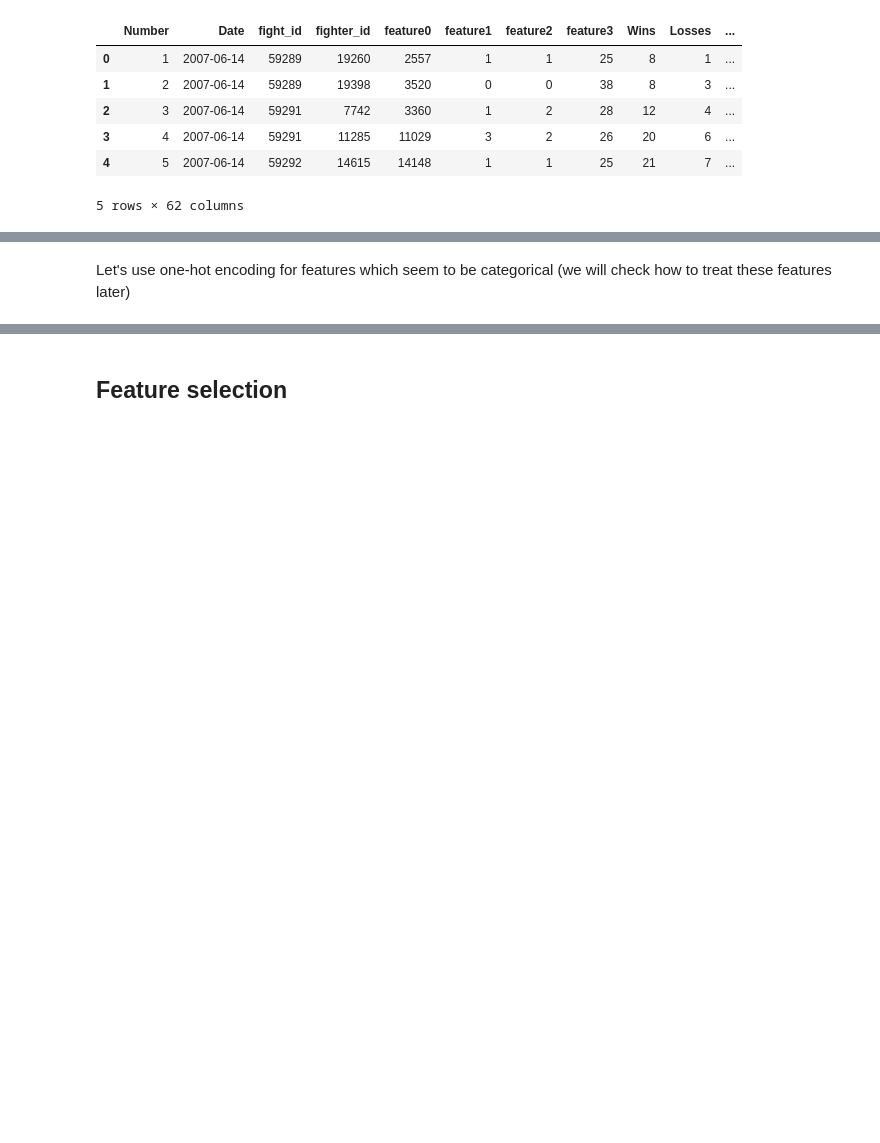
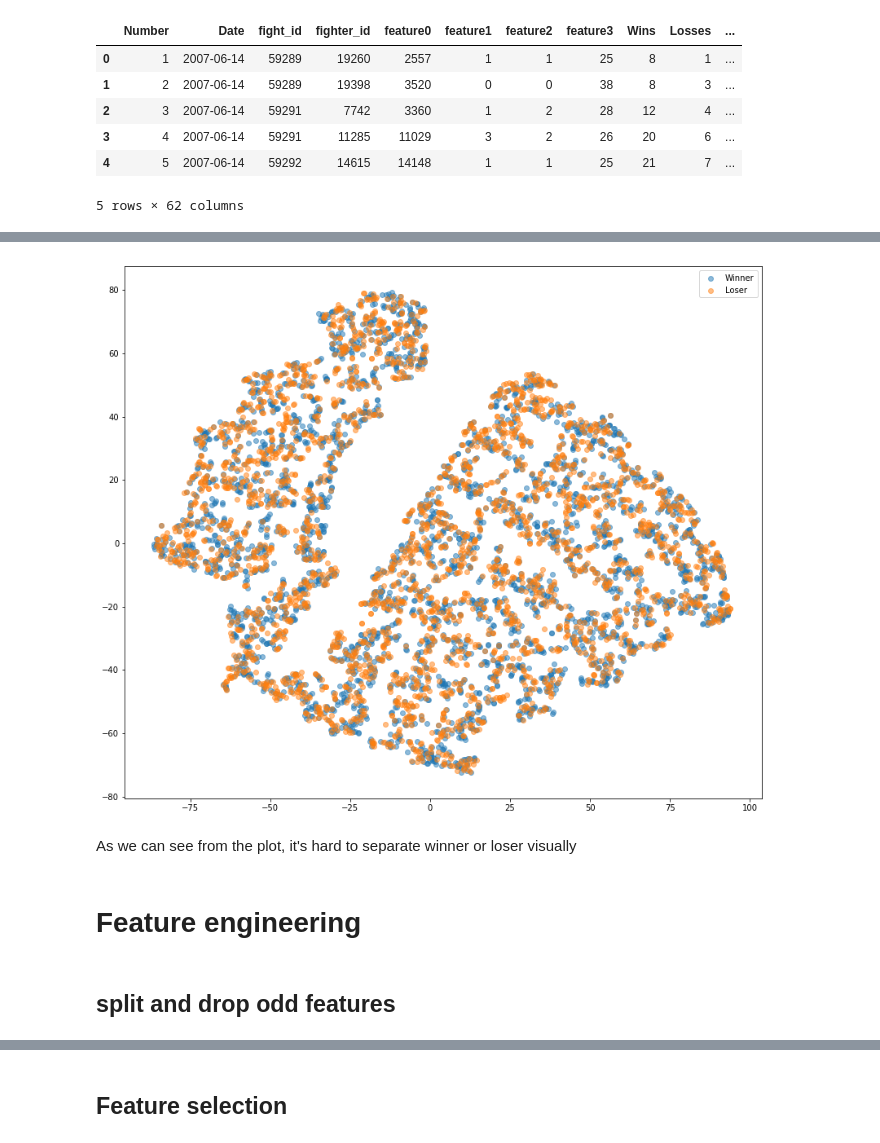
Before and after one commit to Aqice/Boxing-binary-classification-problem, a Jupyter notebook: Boxing.ipynb, the cells around one changed output, grey strips where cells are left out. Drawn from its saved outputs; the diff is of its cells as text; code cells hidden in the pictures; blank space fills up the shorter version.

```diff
--- a/Boxing.ipynb
+++ b/Boxing.ipynb
@@ -34,0 +70,5 @@ Let's split date on year and month
+# %%
+%%time
+from sklearn.manifold import TSNE
+
+data_embedded = TSNE(n_components=2).fit_transform(df.dropna().drop(['Stance', 'Date', 'Number'], axis=1))
@@ -35,3 +77,19 @@ Let's split date on year and month
+# %%
+plt.figure(figsize=(14, 12))
+plt.scatter(data_embedded[df.dropna()['Winner Result']==1, 0], data_embedded[df.dropna()['Winner Result']==1, 1],
+           label='Winner', alpha=0.5)
+plt.scatter(data_embedded[df.dropna()['Winner Result']==0, 0], data_embedded[df.dropna()['Winner Result']==0, 1],
+           label='Loser', alpha=0.5)
+plt.legend()
+plt.show()
+# %% [output]
+[figure, added]
+# %% [markdown]
+As we can see from the plot, it's hard to separate winner or loser visually
+# %% [markdown]
+# Feature engineering
+# %% [markdown]
+## split and drop odd features
 # %%
 df['Date'] = df['Date'].apply(pd.to_datetime)
 df['Month'], df['Year'], df['Day'], df['day_of_week'] = df['Date'].dt.month, df['Date'].dt.year, df['Date'].dt.day, df['Date'].dt.dayofweek
@@ -40,5 +98,3 @@ result = data['Winner Result']
 data.drop(['Number', 'Date', 'Winner Result', 'fight_id'], axis=1, inplace=True)
 le = preprocessing.LabelEncoder()
 data['Stance'] = le.fit_transform(data['Stance'].astype(str))
-# %% [markdown]
-Let's use one-hot encoding for features which seem to be categorical (we will check how to treat these features later)
```
Also changed, not shown: parts of 43 cells of this notebook, 1 other file.
